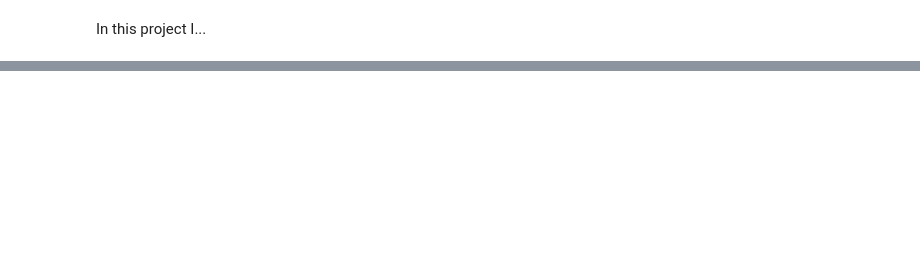
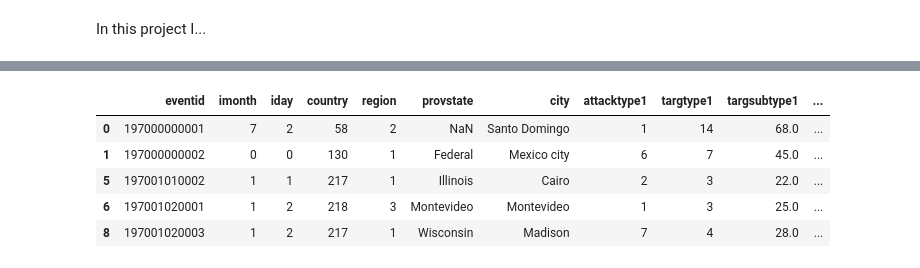
Before and after one commit to stevensroczynski/global-terrorism-predictor, a Jupyter notebook: gtp.ipynb, the cells around one changed output, grey strips where cells are left out. Cells and saved outputs as stored; diff of their text form; code cells hidden in the pictures; blank space fills up the shorter version.

```diff
--- a/gtp.ipynb
+++ b/gtp.ipynb
@@ -34,0 +68,9 @@ data.head()
+# %%
+attributed.head()
+# %% [output]
+|  | eventid | imonth | iday | country | region | provstate | city | attacktype1 | targtype1 | targsubtype1 | ... |
+| 0 | 197000000001 | 7 | 2 | 58 | 2 | NaN | Santo Domingo | 1 | 14 | 68.0 | ... |
+| 1 | 197000000002 | 0 | 0 | 130 | 1 | Federal | Mexico city | 6 | 7 | 45.0 | ... |
+| 5 | 197001010002 | 1 | 1 | 217 | 1 | Illinois | Cairo | 2 | 3 | 22.0 | ... |
+| 6 | 197001020001 | 1 | 2 | 218 | 3 | Montevideo | Montevideo | 1 | 3 | 25.0 | ... |
+| 8 | 197001020003 | 1 | 2 | 217 | 1 | Wisconsin | Madison | 7 | 4 | 28.0 | ... |
```
Also changed, not shown: parts of 10 cells of this notebook, 1 other file.
